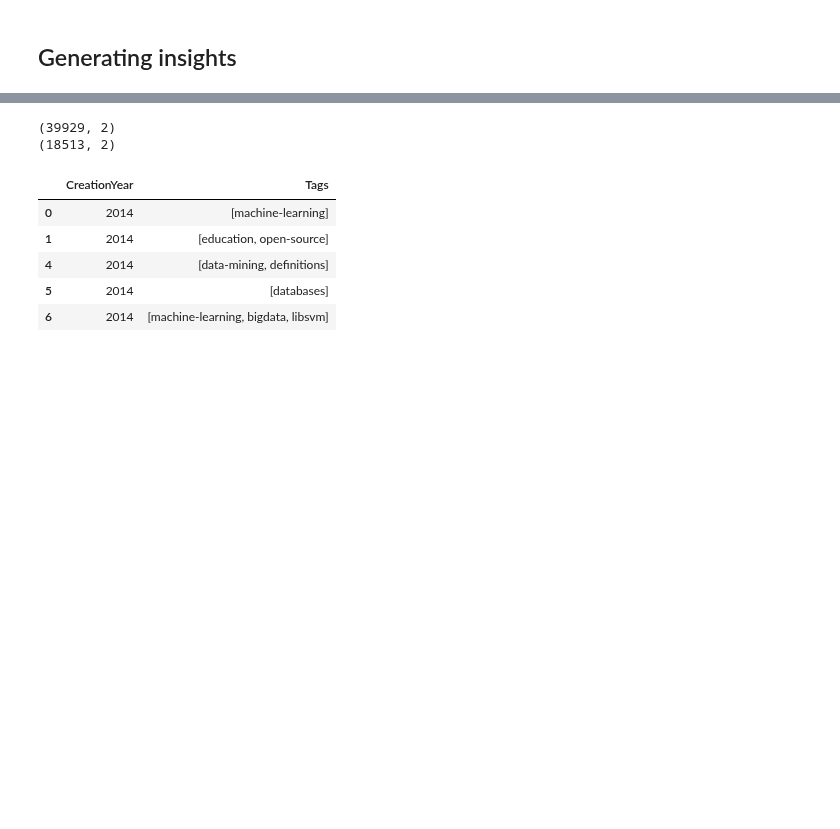
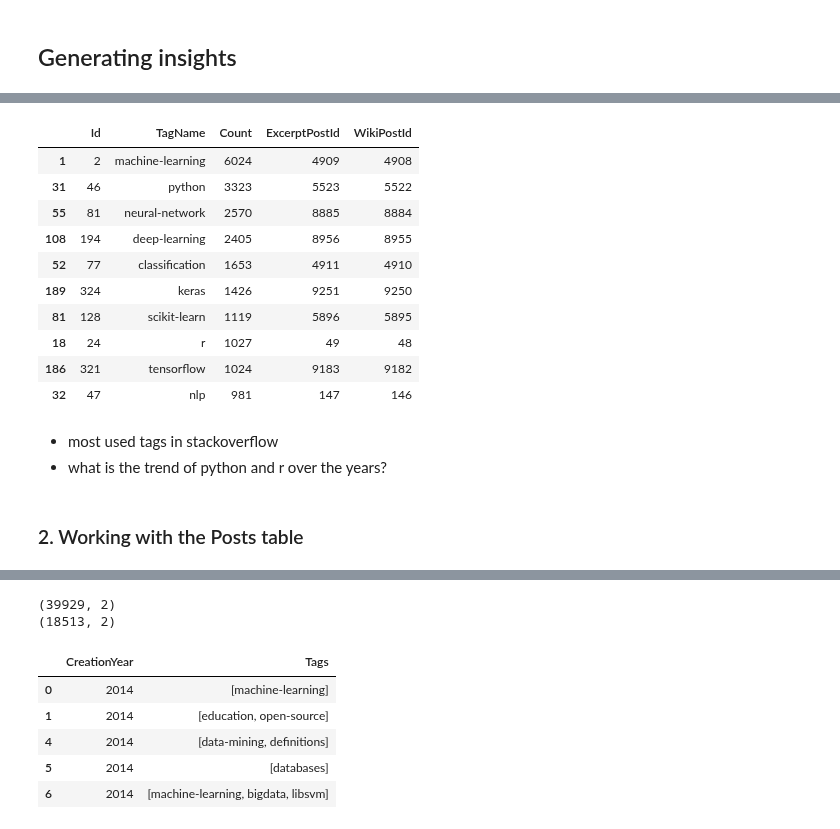
Before and after one commit to maliakber/algorithm-data-model-csc-501, a Jupyter notebook: source/project/project-jupnote.ipynb, the cells around one changed output, grey strips where cells are left out. Drawn from its saved outputs; the diff is of its cells as text; code cells hidden in the pictures; blank space fills up the shorter version.

```diff
--- a/source/project/project-jupnote.ipynb
+++ b/source/project/project-jupnote.ipynb
@@ -70,3 +79,25 @@ start_time = time.time()
+# %%
+tags['Count'] = tags['Count'].astype(int)
+tags = tags.sort_values(by='Count', ascending=False)
+top10tags = tags.head(10)
+top10tags
+# %% [output]
+|  | Id | TagName | Count | ExcerptPostId | WikiPostId |
+| 1 | 2 | machine-learning | 6024 | 4909 | 4908 |
+| 31 | 46 | python | 3323 | 5523 | 5522 |
+| 55 | 81 | neural-network | 2570 | 8885 | 8884 |
+| 108 | 194 | deep-learning | 2405 | 8956 | 8955 |
+| 52 | 77 | classification | 1653 | 4911 | 4910 |
+| 189 | 324 | keras | 1426 | 9251 | 9250 |
+| 81 | 128 | scikit-learn | 1119 | 5896 | 5895 |
+| 18 | 24 | r | 1027 | 49 | 48 |
+| 186 | 321 | tensorflow | 1024 | 9183 | 9182 |
+| 32 | 47 | nlp | 981 | 147 | 146 |
+# %% [markdown]
+- most used tags in stackoverflow
+- what is the trend of python and r over the years?
+# %% [markdown]
+### 2. Working with the Posts table
 # %%
 posts['CreationDate'] = pd.to_datetime(posts['CreationDate'], format="%Y-%m-%dT%H:%M:%S")
 posts['CreationYear'] = posts['CreationDate'].dt.year
```
Also changed, not shown: parts of 14 cells of this notebook.
